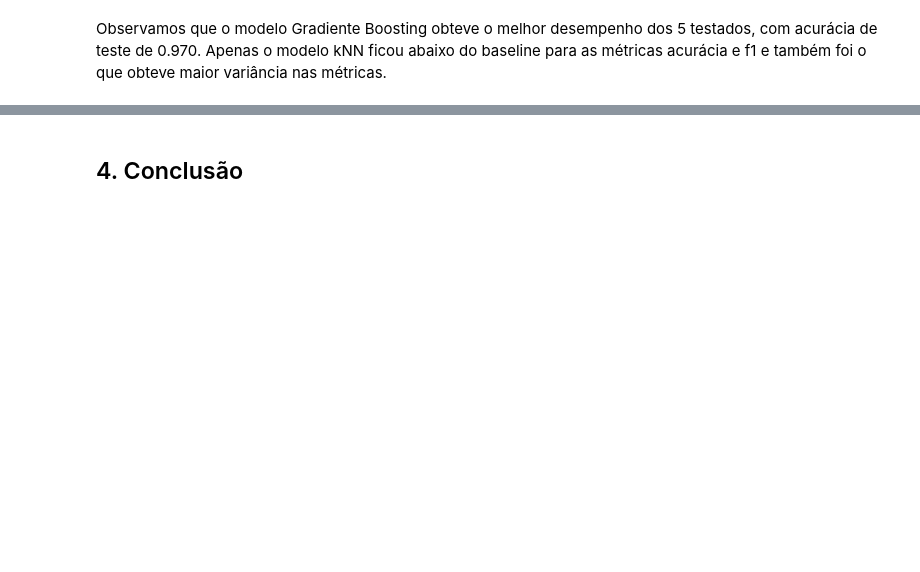
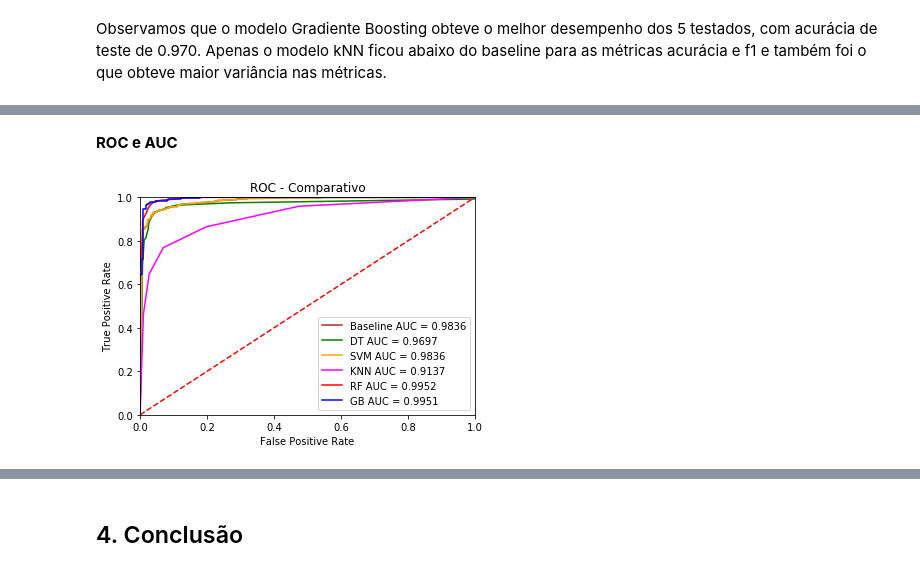
Before and after one commit to vesper-college-assignments/machine-learning, a Jupyter notebook: tp1/tp1_valeria_souza.ipynb, the cells around one changed output, grey strips where cells are left out. Cells and saved outputs as stored; diff of their text form; code cells hidden in the pictures; blank space fills up the shorter version.

```diff
--- a/tp1/tp1_valeria_souza.ipynb
+++ b/tp1/tp1_valeria_souza.ipynb
@@ -725,0 +753,4 @@ Test
+# %%
+best_svm = Experiment()
+best_svm.run_svm('linear', 500)
+best_svm.print_results()
@@ -991,0 +1031,6 @@ Observamos que o modelo Gradiente Boosting obteve o melhor desempenho dos 5 test
+# %% [markdown]
+**ROC e AUC**
+# %%
+roc_compare(baseline, best_dt, best_svm, best_knn, best_rf, best_gb)
+# %% [output]
+[figure, added]
```
Also changed, not shown: parts of 22 cells of this notebook.
